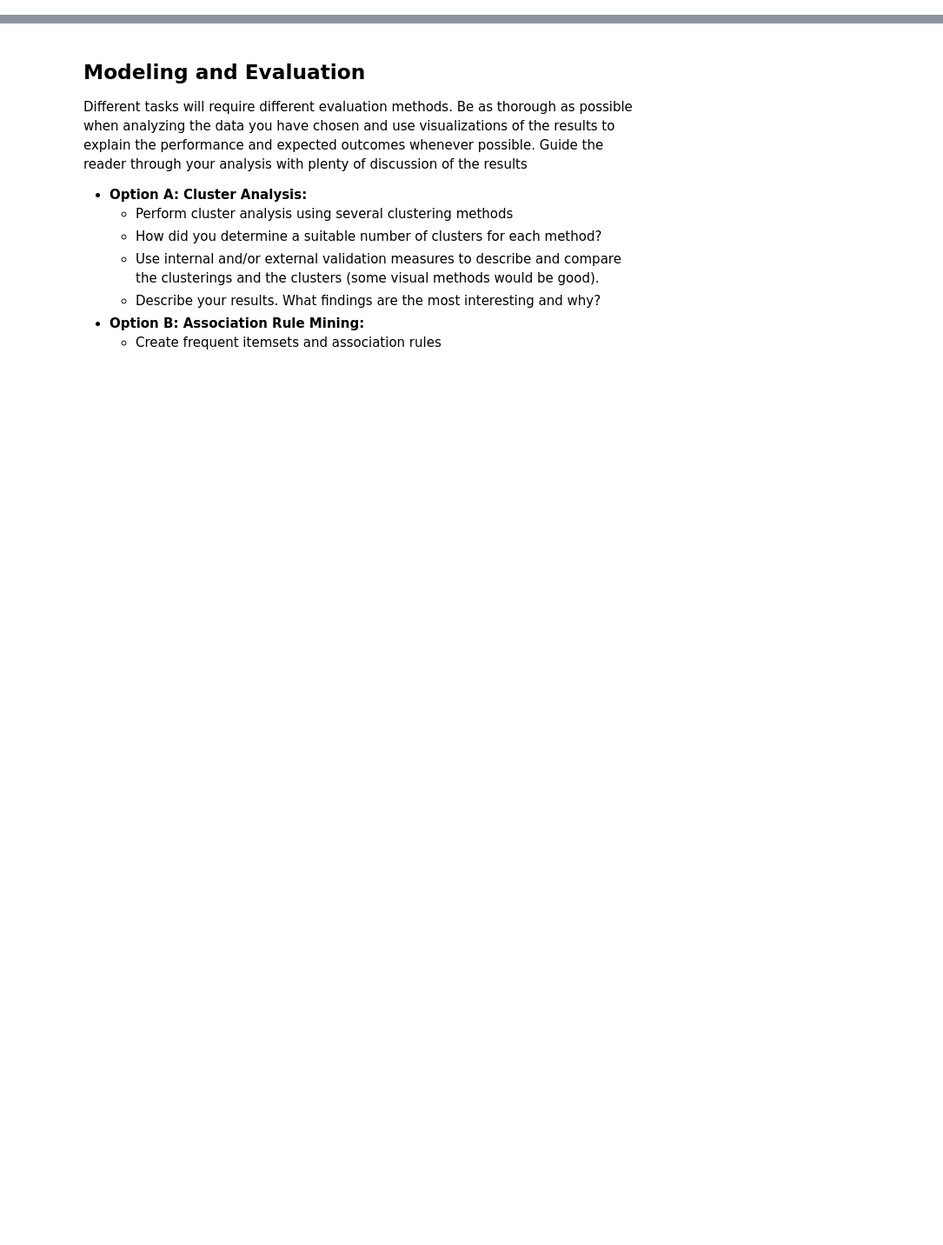
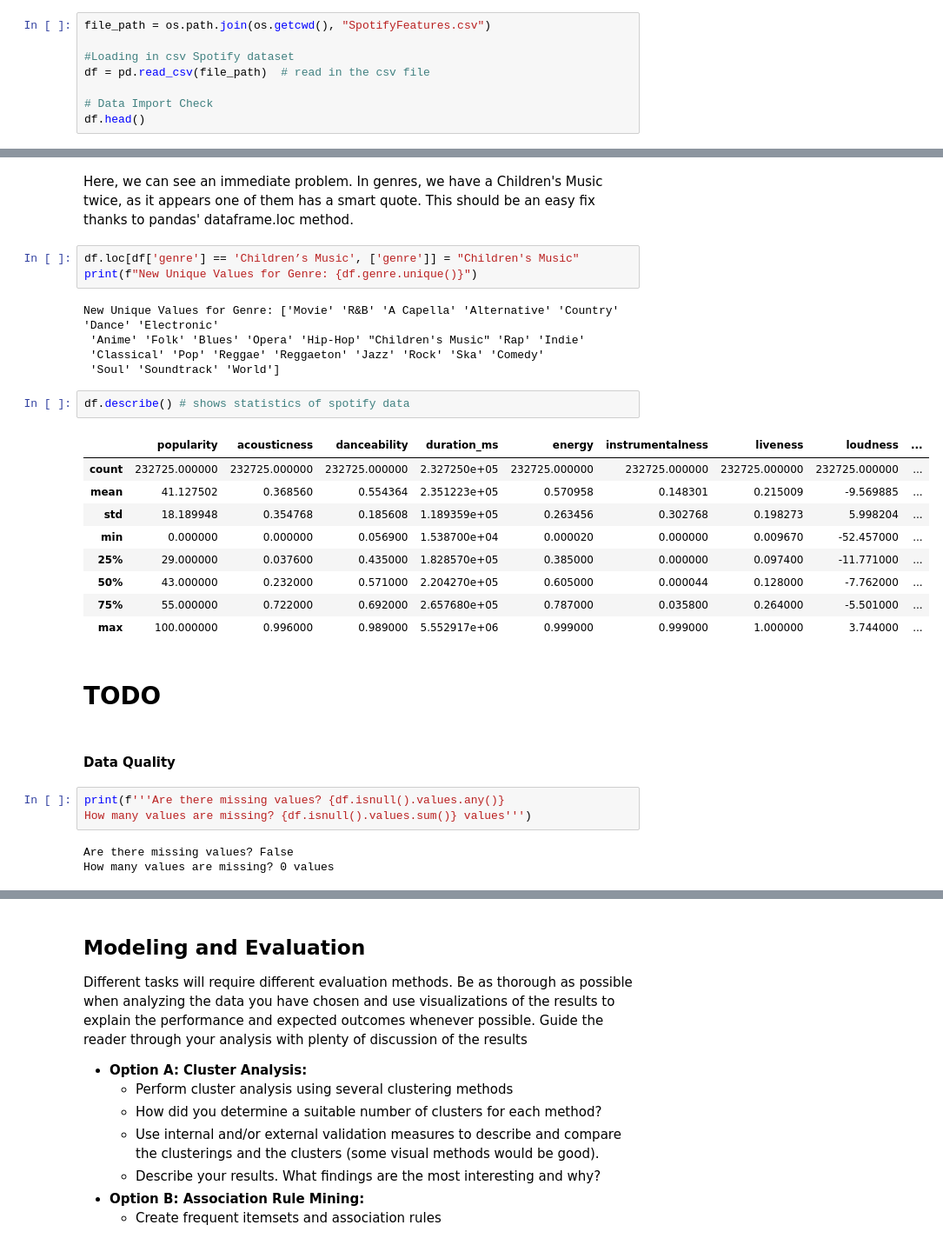
Before and after one commit to xiolett/ML1, a Jupyter notebook: Lab3_Clustering_AssociationRules_Recommenders/Taylor_Lab3.ipynb, the cells around one changed output, grey strips where cells are left out. Shown: that part at 87% size. Saved outputs shown, nothing was run; the diff lists cells and outputs as text; blank space fills up the shorter version.

Commit message:
Uploading lab3 files from group meeting
Pushing Robert's notebook
Pushing partial data understanding of spotify dataset for lab3

```diff
--- a/Lab3_Clustering_AssociationRules_Recommenders/Taylor_Lab3.ipynb
+++ b/Lab3_Clustering_AssociationRules_Recommenders/Taylor_Lab3.ipynb
@@ -18,0 +52,8 @@ interpretation for any charts or graphs.
+# %%
+file_path = os.path.join(os.getcwd(), "SpotifyFeatures.csv")
+
+#Loading in csv Spotify dataset
+df = pd.read_csv(file_path)  # read in the csv file
+
+# Data Import Check
+df.head()
@@ -18,0 +130,32 @@ interpretation for any charts or graphs.
+# %% [markdown]
+Here, we can see an immediate problem. In genres, we have a Children's Music twice, as it appears one of them has a smart quote. This should be an easy fix thanks to pandas' dataframe.loc method.
+# %%
+df.loc[df['genre'] == 'Children’s Music', ['genre']] = "Children's Music"
+print(f"New Unique Values for Genre: {df.genre.unique()}")
+# %% [output]
+New Unique Values for Genre: ['Movie' 'R&B' 'A Capella' 'Alternative' 'Country' 'Dance' 'Electronic'
+ 'Anime' 'Folk' 'Blues' 'Opera' 'Hip-Hop' "Children's Music" 'Rap' 'Indie'
+ 'Classical' 'Pop' 'Reggae' 'Reggaeton' 'Jazz' 'Rock' 'Ska' 'Comedy'
+ 'Soul' 'Soundtrack' 'World']
+# %%
+df.describe() # shows statistics of spotify data
+# %% [output]
+|  | popularity | acousticness | danceability | duration_ms | energy | instrumentalness | liveness | loudness | ... |
+| count | 232725.000000 | 232725.000000 | 232725.000000 | 2.327250e+05 | 232725.000000 | 232725.000000 | 232725.000000 | 232725.000000 | ... |
+| mean | 41.127502 | 0.368560 | 0.554364 | 2.351223e+05 | 0.570958 | 0.148301 | 0.215009 | -9.569885 | ... |
+| std | 18.189948 | 0.354768 | 0.185608 | 1.189359e+05 | 0.263456 | 0.302768 | 0.198273 | 5.998204 | ... |
+| min | 0.000000 | 0.000000 | 0.056900 | 1.538700e+04 | 0.000020 | 0.000000 | 0.009670 | -52.457000 | ... |
+| 25% | 29.000000 | 0.037600 | 0.435000 | 1.828570e+05 | 0.385000 | 0.000000 | 0.097400 | -11.771000 | ... |
+| 50% | 43.000000 | 0.232000 | 0.571000 | 2.204270e+05 | 0.605000 | 0.000044 | 0.128000 | -7.762000 | ... |
+| 75% | 55.000000 | 0.722000 | 0.692000 | 2.657680e+05 | 0.787000 | 0.035800 | 0.264000 | -5.501000 | ... |
+| max | 100.000000 | 0.996000 | 0.989000 | 5.552917e+06 | 0.999000 | 0.999000 | 1.000000 | 3.744000 | ... |
+# %% [markdown]
+# TODO
+# %% [markdown]
+#### Data Quality
+# %%
+print(f'''Are there missing values? {df.isnull().values.any()}
+How many values are missing? {df.isnull().values.sum()} values''')
+# %% [output]
+Are there missing values? False
+How many values are missing? 0 values
```
Also changed, not shown: parts of 24 cells of this notebook, 1 other file.
